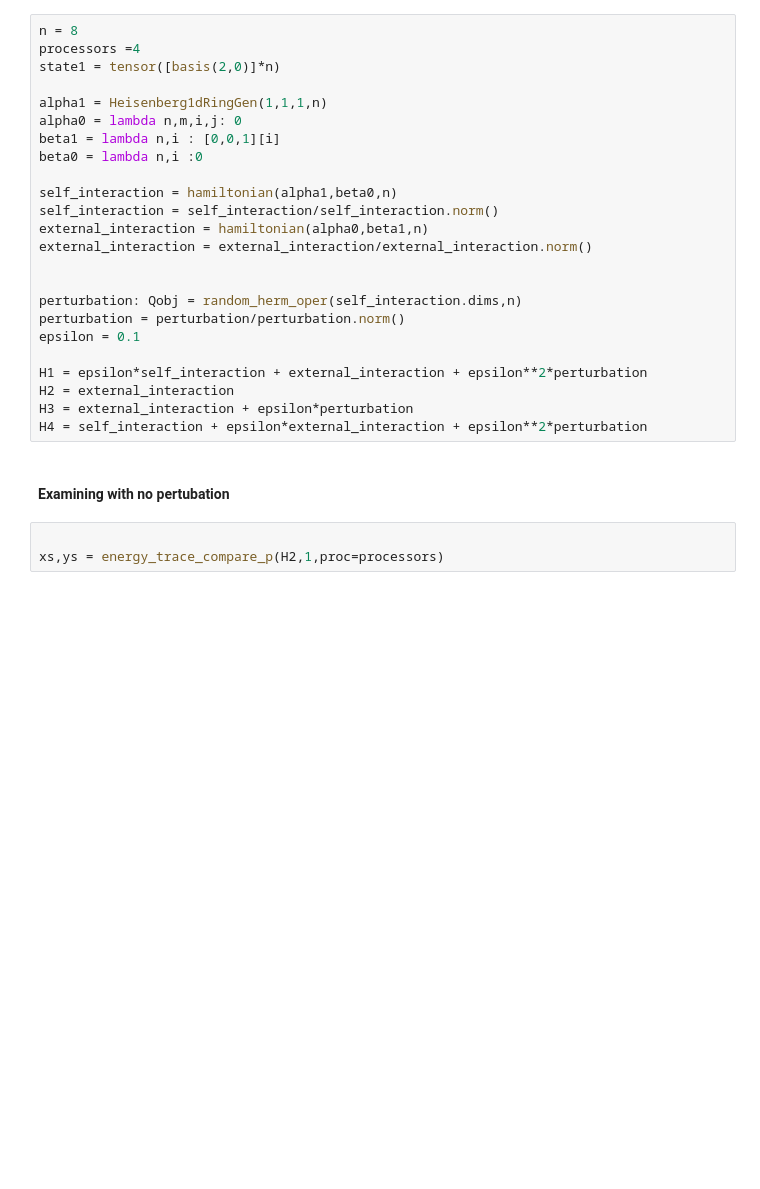
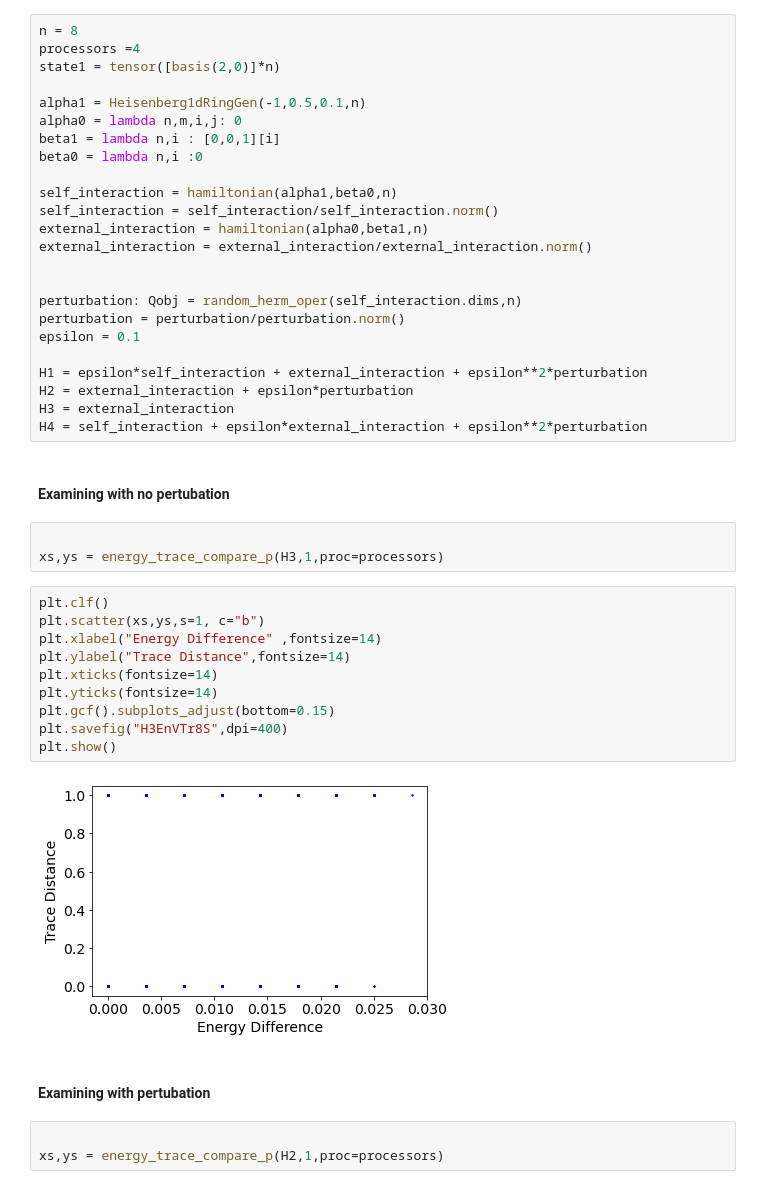
Before and after one commit to oliverimc/MSci-Project-Quantum-Thermalisation, a Jupyter notebook: MastersThermalisation.ipynb, the cells around one changed output. Drawn from its saved outputs; the diff is of its cells as text; blank space fills up the shorter version.

Commit message:
Ran new enhanced images

```diff
--- a/MastersThermalisation.ipynb
+++ b/MastersThermalisation.ipynb
@@ -110,7 +221,7 @@ n = 8
 processors =4
 state1 = tensor([basis(2,0)]*n)
 
-alpha1 = Heisenberg1dRingGen(1,1,1,n)
+alpha1 = Heisenberg1dRingGen(-1,0.5,0.1,n)
 alpha0 = lambda n,m,i,j: 0
 beta1 = lambda n,i : [0,0,1][i]
 beta0 = lambda n,i :0
@@ -126,11 +237,28 @@ perturbation = perturbation/perturbation.norm()
 epsilon = 0.1
 
 H1 = epsilon*self_interaction + external_interaction + epsilon**2*perturbation
-H2 = external_interaction
-H3 = external_interaction + epsilon*perturbation
+H2 = external_interaction + epsilon*perturbation
+H3 = external_interaction
 H4 = self_interaction + epsilon*external_interaction + epsilon**2*perturbation
 # %% [markdown]
 #### Examining with no pertubation
+# %%
+
+xs,ys = energy_trace_compare_p(H3,1,proc=processors)
+# %%
+plt.clf()
+plt.scatter(xs,ys,s=1, c="b")
+plt.xlabel("Energy Difference" ,fontsize=14)
+plt.ylabel("Trace Distance",fontsize=14)
+plt.xticks(fontsize=14)
+plt.yticks(fontsize=14)
+plt.gcf().subplots_adjust(bottom=0.15)
+plt.savefig("H3EnVTr8S",dpi=400)
+plt.show()
+# %% [output]
+[figure, added]
+# %% [markdown]
+#### Examining with pertubation
 # %%
 
 xs,ys = energy_trace_compare_p(H2,1,proc=processors)
```
Also changed, not shown: parts of 45 cells of this notebook, 1 other file.
